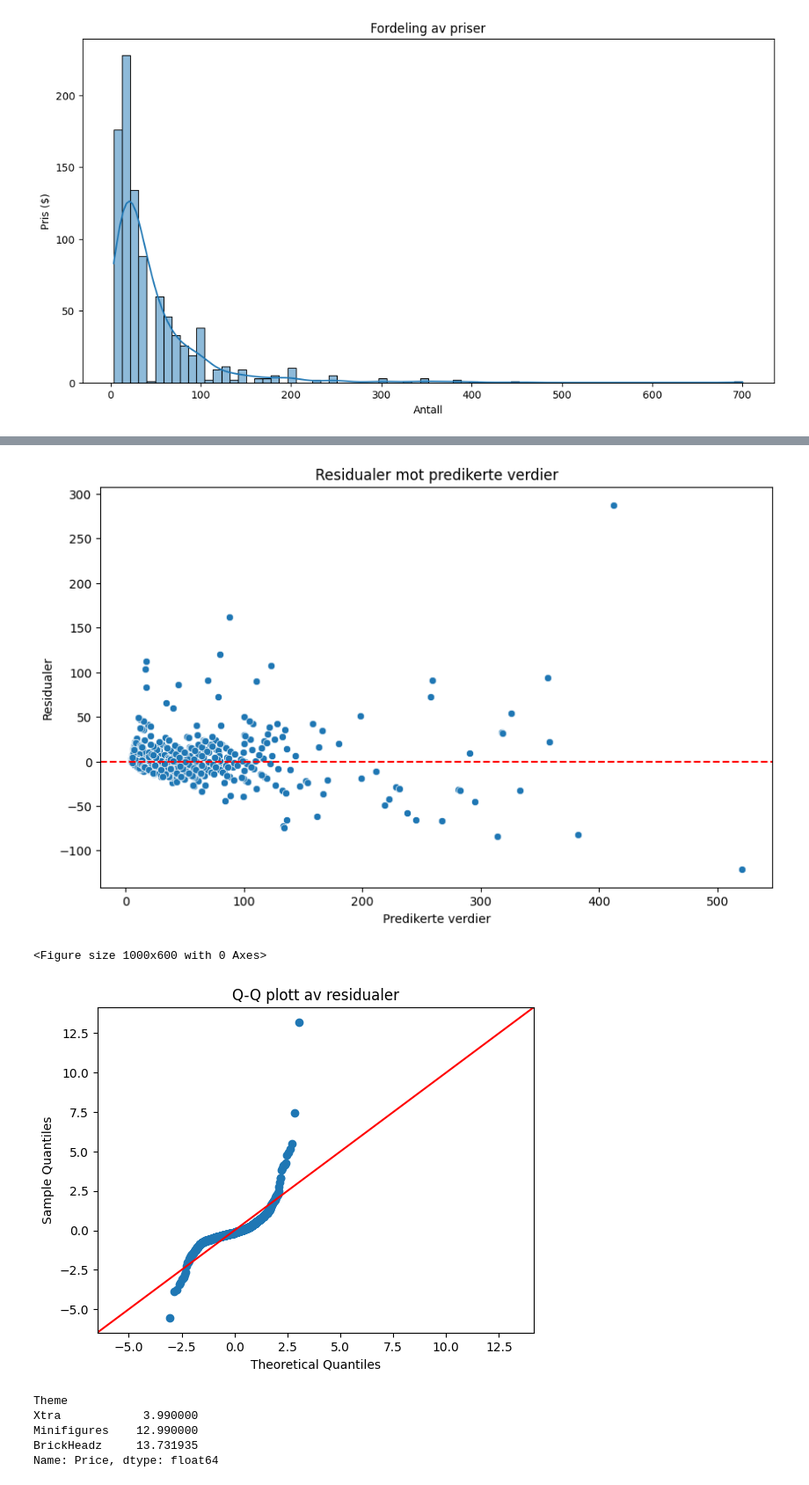
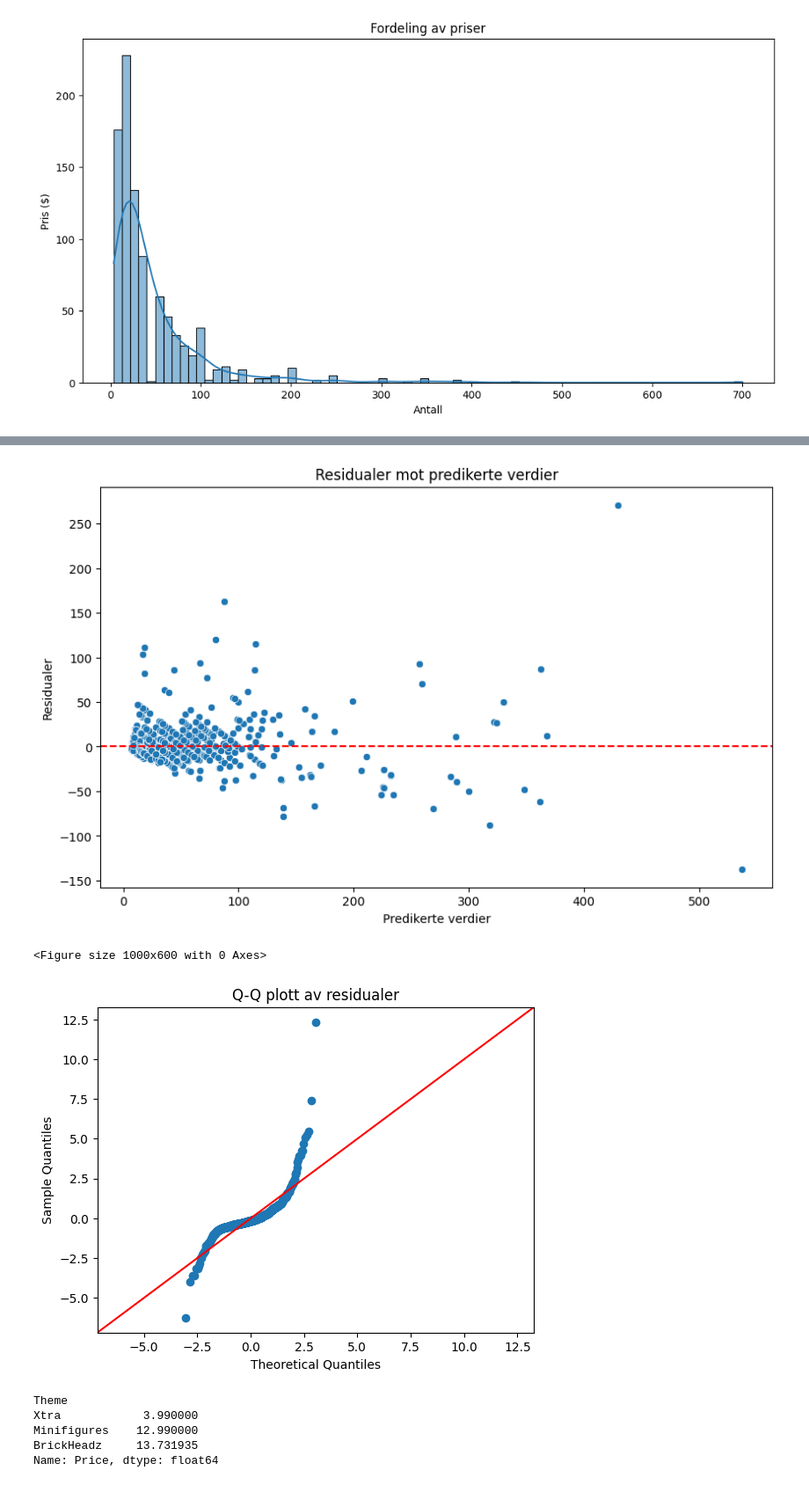
Before and after one commit to christianstensoe/ISTT1003-prosjekt-16, a Jupyter notebook: oppg1.ipynb, the cells around one changed output, grey strips where cells are left out. Shown at 88% size. Saved outputs shown, nothing was run; the diff lists cells and outputs as text; code cells hidden in the pictures.

```diff
--- a/oppg1.ipynb
+++ b/oppg1.ipynb
@@ -189,27 +198,25 @@ strong multicollinearity or other numerical problems.
 # %%
-# Steg 5: Evaluer modellene
 # Plott residualer mot predikerte verdier for beste modell
-best_model = model3  # Vi velger modell 3 basert på justert R2
+best_model = model1  # Vi velger modell 3 basert på justert R2
 
 # Residualplott
 plt.figure(figsize=(10, 6))
 sns.scatterplot(x=best_model.fittedvalues, y=best_model.resid)
 plt.axhline(y=0, color='r', linestyle='--')
 plt.title('Residualer mot predikerte verdier')
 plt.xlabel('Predikerte verdier')
 plt.ylabel('Residualer')
 plt.show()
 
 # QQ-plott
 plt.figure(figsize=(10, 6))
 sm.graphics.qqplot(best_model.resid, line='45', fit=True)
 plt.title('Q-Q plott av residualer')
 plt.show()
-plt.show()
 # %% [output]
-[figure, old version]
+[figure, new version]
 <Figure size 1000x600 with 0 Axes>
-[figure, old version]
+[figure, new version]
 # %%
 # ALT UNDER HER VAR MED I FILEN FRA FØR, IKKE LAGET AV JEPPE
 
```
Also changed, not shown: parts of 2 cells of this notebook.
